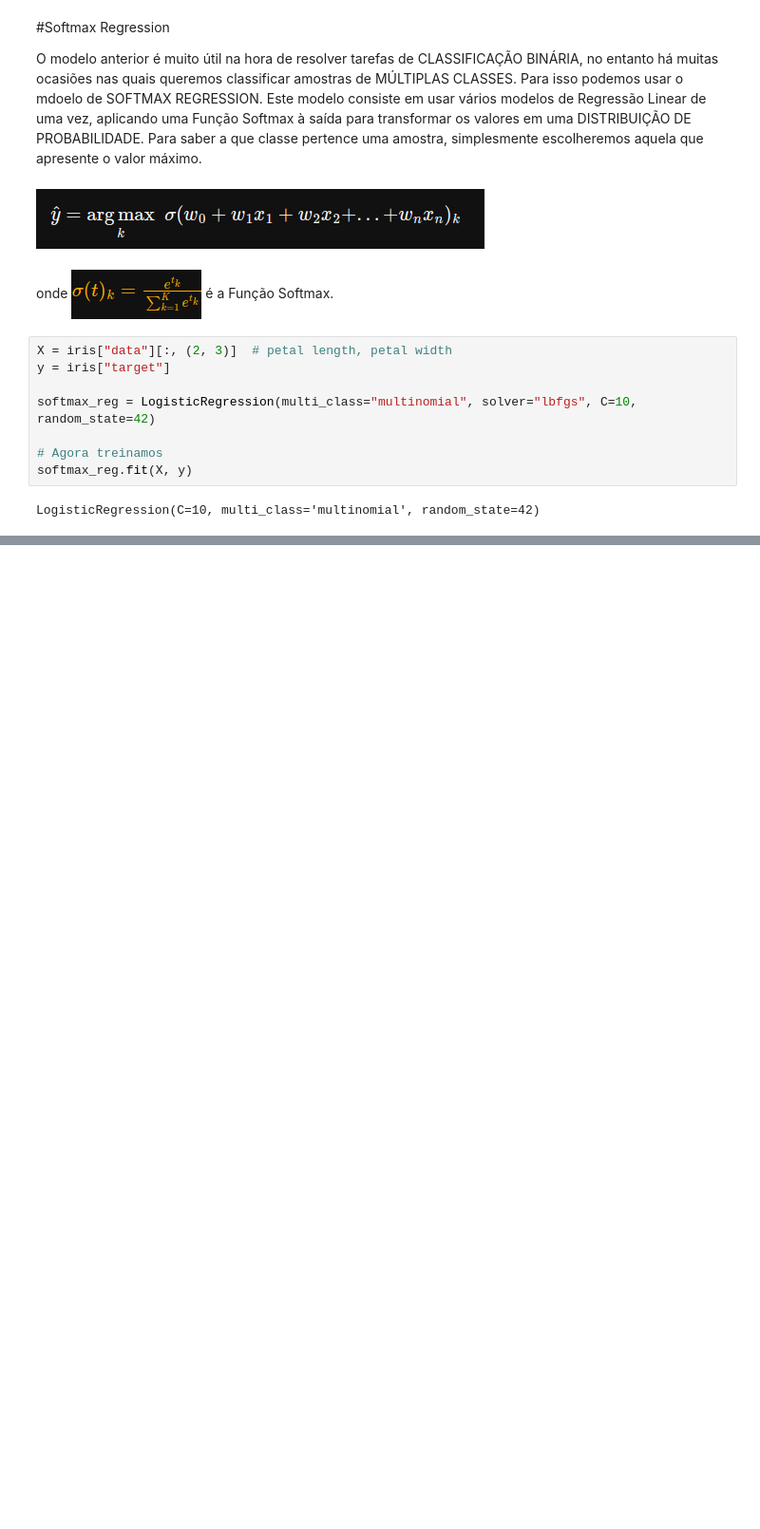
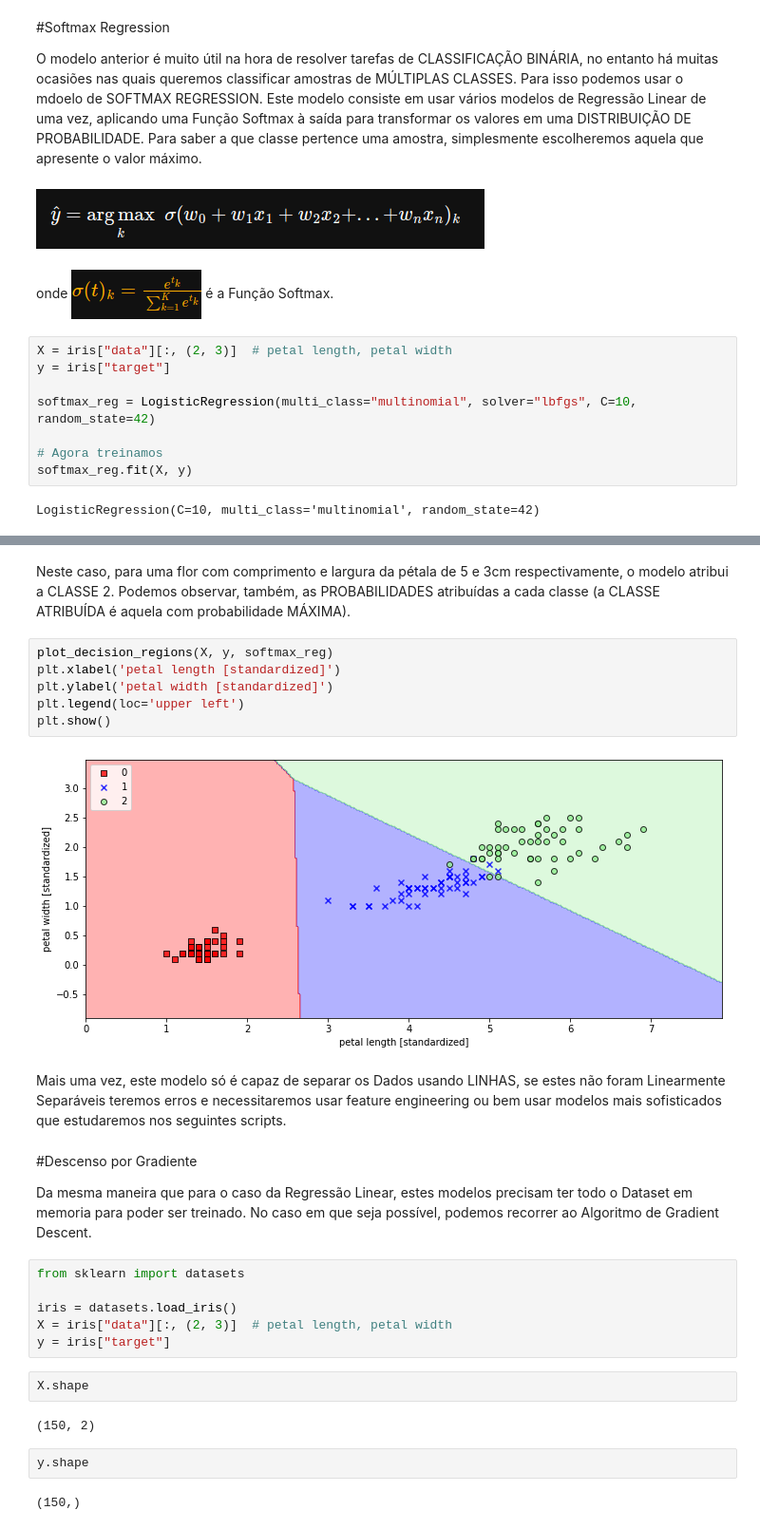
Before and after one commit to KARINAgoncalvesSOARES/Machine_Learning, a Jupyter notebook: machinelearning_classificacao.ipynb, the cells around one changed output, grey strips where cells are left out. Shown at 95% size. Drawn from its saved outputs; the diff is of its cells as text; blank space fills up the shorter version.

```diff
--- a/machinelearning_classificacao.ipynb
+++ b/machinelearning_classificacao.ipynb
@@ -187,0 +196,31 @@ LogisticRegression(C=10, multi_class='multinomial', random_state=42)
+# %% [markdown]
+Neste caso, para uma flor com comprimento e largura da pétala de 5 e 3cm respectivamente, o modelo atribui a CLASSE 2.
+Podemos observar, também, as PROBABILIDADES atribuídas a cada classe (a CLASSE ATRIBUÍDA é aquela com probabilidade MÁXIMA).
+# %%
+plot_decision_regions(X, y, softmax_reg)
+plt.xlabel('petal length [standardized]')
+plt.ylabel('petal width [standardized]')
+plt.legend(loc='upper left')
+plt.show()
+# %% [output]
+[figure, added]
+# %% [markdown]
+Mais uma vez, este modelo só é capaz de separar os Dados usando LINHAS, se estes não foram Linearmente Separáveis teremos erros e necessitaremos usar feature engineering ou bem usar modelos mais sofisticados que estudaremos nos seguintes scripts.
+# %% [markdown]
+#Descenso por Gradiente
+
+Da mesma maneira que para o caso da Regressão Linear, estes modelos precisam ter todo o Dataset em memoria para poder ser treinado. No caso em que seja possível, podemos recorrer ao Algoritmo de Gradient Descent.
+# %%
+from sklearn import datasets
+
+iris = datasets.load_iris()
+X = iris["data"][:, (2, 3)]  # petal length, petal width
+y = iris["target"]
+# %%
+X.shape
+# %% [output]
+(150, 2)
+# %%
+y.shape
+# %% [output]
+(150,)
```
Also changed, not shown: parts of 13 cells of this notebook.
